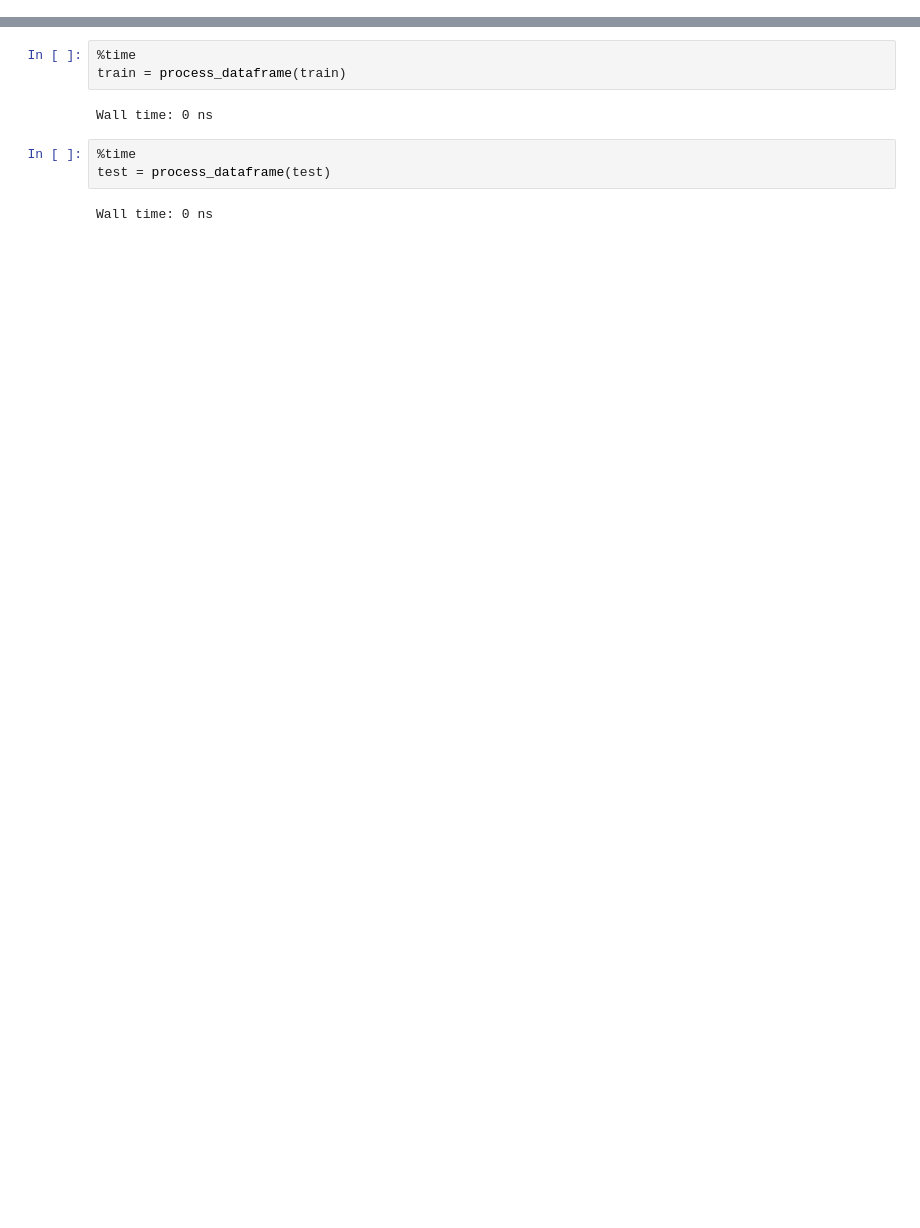
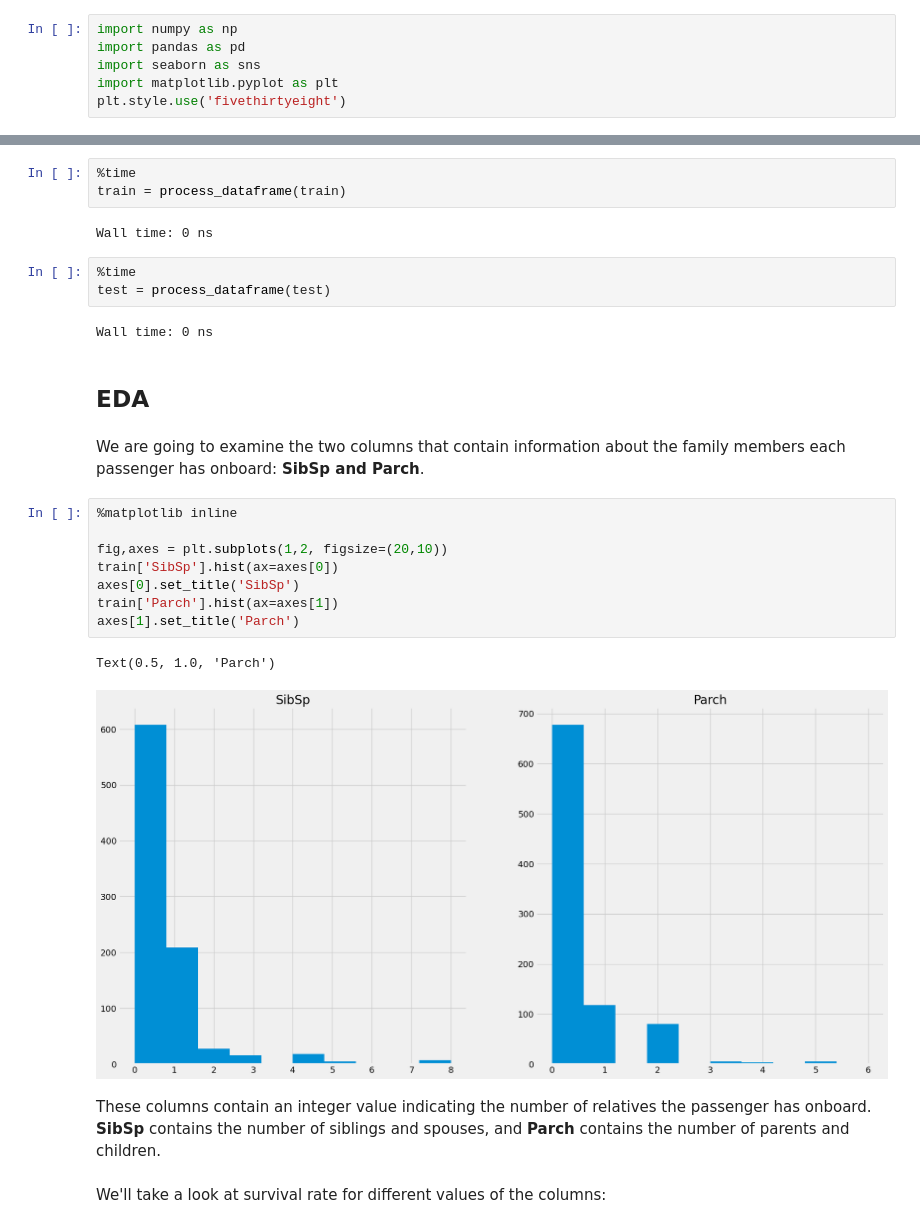
Before and after one commit to raduspaimoc/DataQuest-Projects, a Jupyter notebook: Creating a Kaggle Workflow/Creating a Kaggle Workflow.ipynb, the cells around one changed output, grey strips where cells are left out. Drawn from its saved outputs; the diff is of its cells as text; blank space fills up the shorter version.

```diff
--- a/Creating a Kaggle Workflow/Creating a Kaggle Workflow.ipynb
+++ b/Creating a Kaggle Workflow/Creating a Kaggle Workflow.ipynb
@@ -7,3 +5,9 @@ import pandas as pd
+# %%
+import numpy as np
+import pandas as pd
+import seaborn as sns
+import matplotlib.pyplot as plt
+plt.style.use('fivethirtyeight')
 # %% [markdown]
 ## Datasets
 # %%
@@ -139,3 +155,22 @@ Wall time: 0 ns
 test = process_dataframe(test)
 # %% [output]
 Wall time: 0 ns
+# %% [markdown]
+## EDA
+# %% [markdown]
+We are going to examine the two columns that contain information about the family members each passenger has onboard: **SibSp and Parch**.
+# %%
+%matplotlib inline
+
+fig,axes = plt.subplots(1,2, figsize=(20,10))
+train['SibSp'].hist(ax=axes[0])
+axes[0].set_title('SibSp')
+train['Parch'].hist(ax=axes[1])
+axes[1].set_title('Parch')
+# %% [output]
+Text(0.5, 1.0, 'Parch')
+[figure, added]
+# %% [markdown]
+These columns contain an integer value indicating the number of relatives the passenger has onboard. **SibSp** contains the number of siblings and spouses, and **Parch** contains the number of parents and children.
+# %% [markdown]
+We'll take a look at survival rate for different values of the columns:
```
Also changed, not shown: parts of 15 cells of this notebook.
